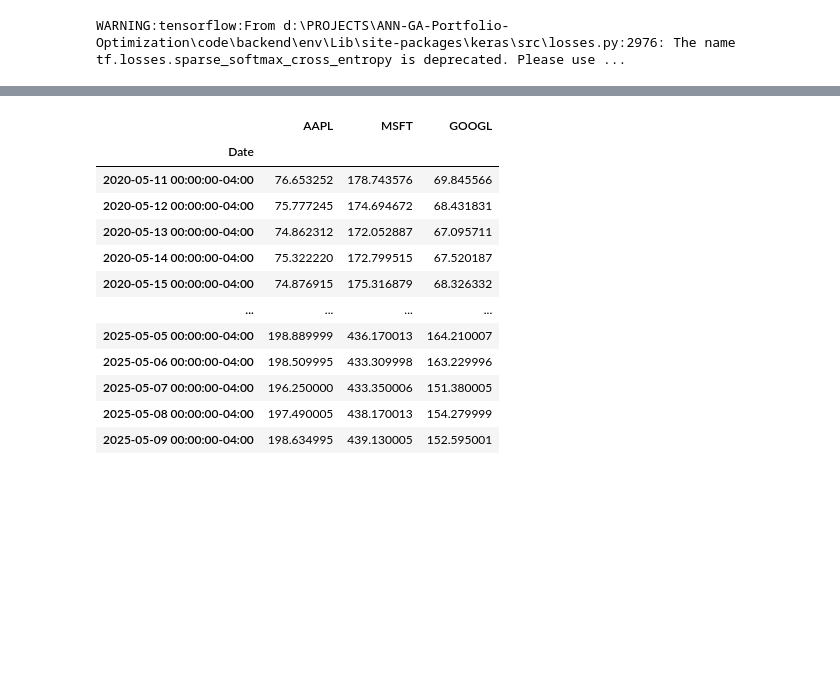
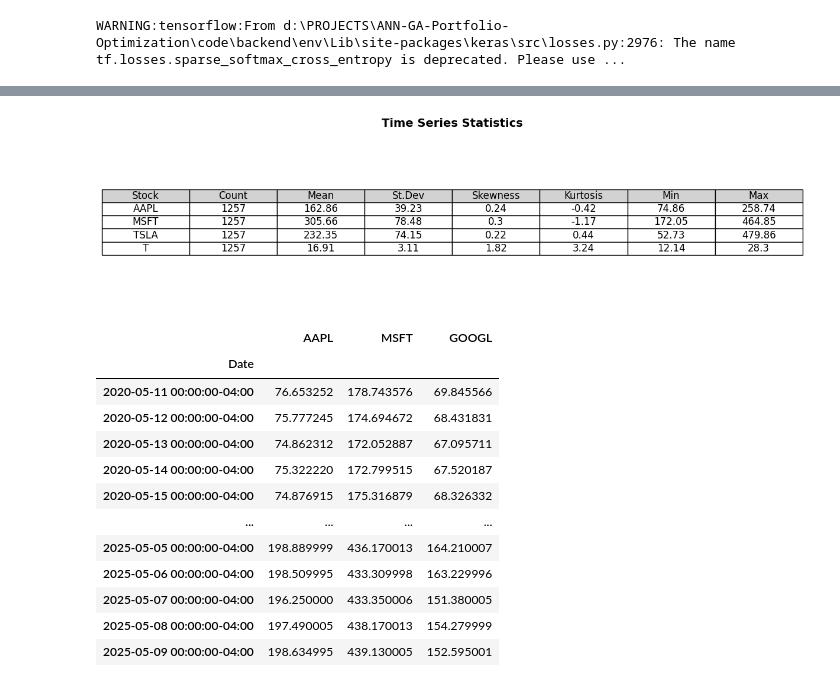
Before and after one commit to Vishal-jatia/BTP-2-Portfolio-Optimization, a Jupyter notebook: backend/app/testbed.ipynb, the cells around one changed output, grey strips where cells are left out. Saved outputs shown, nothing was run; the diff lists cells and outputs as text; code cells hidden in the pictures; blank space fills up the shorter version.

```diff
--- a/backend/app/testbed.ipynb
+++ b/backend/app/testbed.ipynb
@@ -58,2 +134,29 @@ def fetch_historical_data(tickers):
 # %%
-tickers = ["AAPL", "MSFT", "GOOGL"]
+tickers = ["AAPL", "MSFT", "TSLA", "T"]
+# %%
+import matplotlib.pyplot as plt
+
+def plot_statistics_table(df, title="Time Series Statistics"):
+    fig, ax = plt.subplots(figsize=(12, len(df)*0.6 + 1))
+    ax.axis("off")
+
+    table = ax.table(cellText=df.round(2).values,
+                     colLabels=df.columns,
+                     cellLoc='center',
+                     loc='center',
+                     colColours=['#d2d2d2'] * len(df.columns))
+
+    table.auto_set_font_size(False)
+    table.set_fontsize(12)
+    table.scale(1.1, 1.3)
+
+    plt.title(title, fontsize=14, fontweight='bold', pad=20)
+    plt.tight_layout()
+    plt.show()
+# %%
+data = fetch_historical_data(tickers)
+models = train_ann(data)
+future_prices = predict_future_prices(models, data)
+statistics_df = calculate_time_series_statistics(data)
+plot_statistics_table(statistics_df)
+# %% [output]
@@ -60,3 +180,4 @@ tickers = ["AAPL", "MSFT", "GOOGL"]
+[figure, added]
 # %%
 data = fetch_historical_data(tickers)
 # data
```
Also changed, not shown: parts of 3 cells of this notebook, 9 other files.
